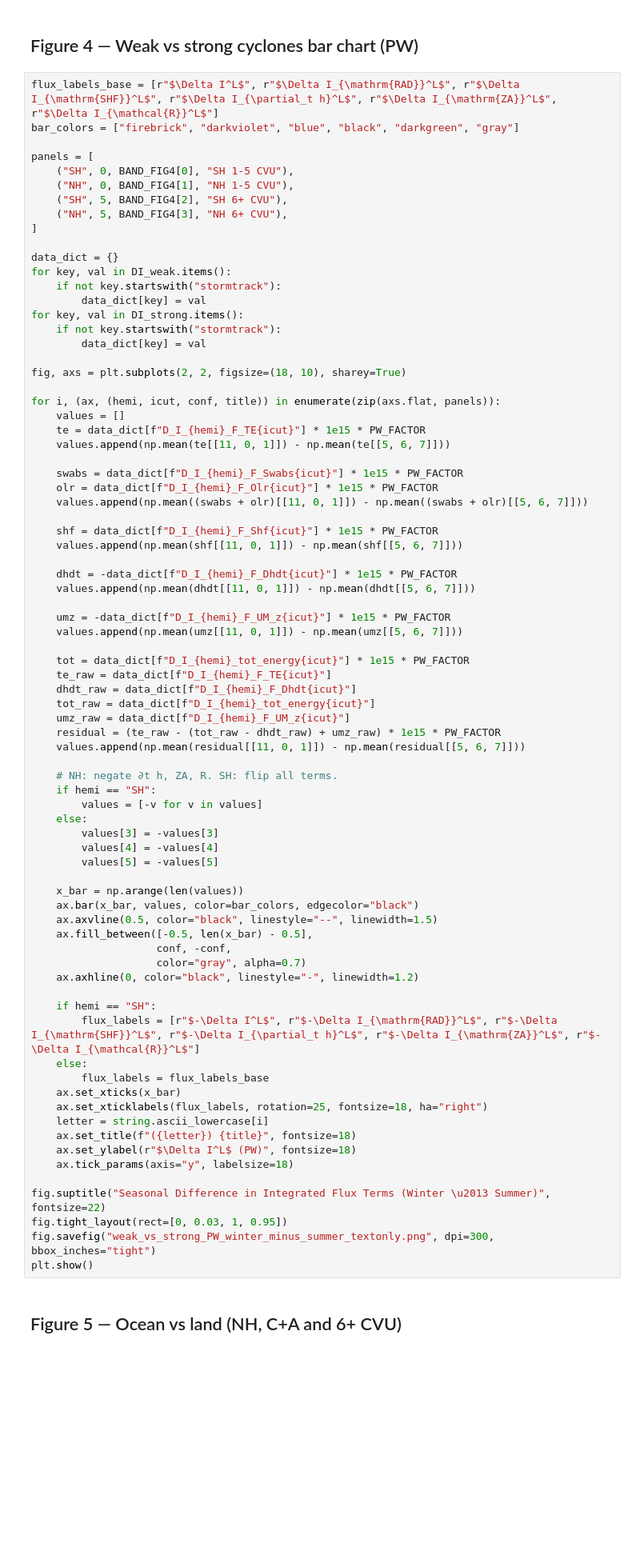
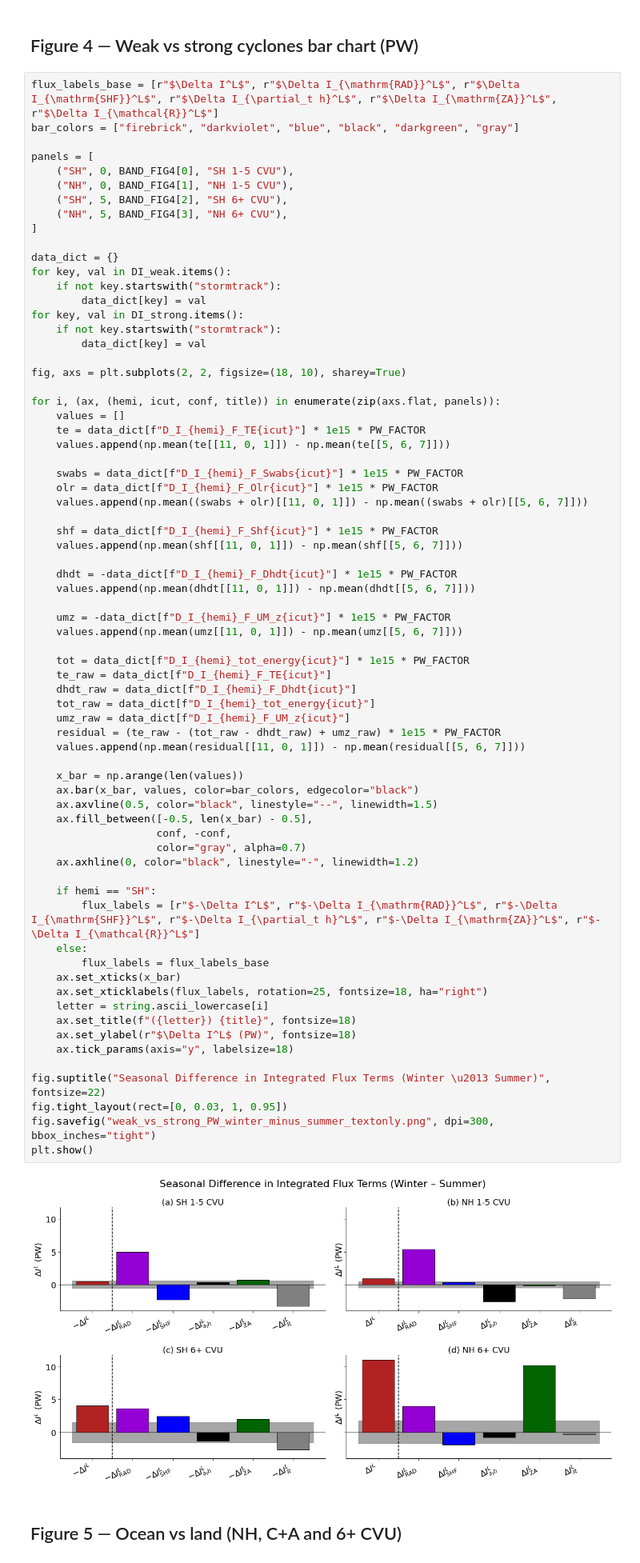
Before and after one commit to gmsarro/mse_cyclone-energetics, a Jupyter notebook: notebooks/final_figures.ipynb, the cells around one changed output. Shown at 80% size. Saved outputs shown, nothing was run; the diff lists cells and outputs as text; blank space fills up the shorter version.

```diff
--- a/notebooks/final_figures.ipynb
+++ b/notebooks/final_figures.ipynb
@@ -697,41 +764,35 @@ for i, (ax, (hemi, icut, conf, title)) in enumerate(zip(axs.flat, panels)):
     te_raw = data_dict[f"D_I_{hemi}_F_TE{icut}"]
     dhdt_raw = data_dict[f"D_I_{hemi}_F_Dhdt{icut}"]
     tot_raw = data_dict[f"D_I_{hemi}_tot_energy{icut}"]
     umz_raw = data_dict[f"D_I_{hemi}_F_UM_z{icut}"]
     residual = (te_raw - (tot_raw - dhdt_raw) + umz_raw) * 1e15 * PW_FACTOR
     values.append(np.mean(residual[[11, 0, 1]]) - np.mean(residual[[5, 6, 7]]))
 
-    # NH: negate ∂t h, ZA, R. SH: flip all terms.
-    if hemi == "SH":
-        values = [-v for v in values]
-    else:
-        values[3] = -values[3]
-        values[4] = -values[4]
-        values[5] = -values[5]
-
     x_bar = np.arange(len(values))
     ax.bar(x_bar, values, color=bar_colors, edgecolor="black")
     ax.axvline(0.5, color="black", linestyle="--", linewidth=1.5)
     ax.fill_between([-0.5, len(x_bar) - 0.5],
                     conf, -conf,
                     color="gray", alpha=0.7)
     ax.axhline(0, color="black", linestyle="-", linewidth=1.2)
 
     if hemi == "SH":
         flux_labels = [r"$-\Delta I^L$", r"$-\Delta I_{\mathrm{RAD}}^L$", r"$-\Delta I_{\mathrm{SHF}}^L$", r"$-\Delta I_{\partial_t h}^L$", r"$-\Delta I_{\mathrm{ZA}}^L$", r"$-\Delta I_{\mathcal{R}}^L$"]
     else:
         flux_labels = flux_labels_base
     ax.set_xticks(x_bar)
     ax.set_xticklabels(flux_labels, rotation=25, fontsize=18, ha="right")
     letter = string.ascii_lowercase[i]
     ax.set_title(f"({letter}) {title}", fontsize=18)
     ax.set_ylabel(r"$\Delta I^L$ (PW)", fontsize=18)
     ax.tick_params(axis="y", labelsize=18)
 
 fig.suptitle("Seasonal Difference in Integrated Flux Terms (Winter \u2013 Summer)", fontsize=22)
 fig.tight_layout(rect=[0, 0.03, 1, 0.95])
 fig.savefig("weak_vs_strong_PW_winter_minus_summer_textonly.png", dpi=300, bbox_inches="tight")
 plt.show()
+# %% [output]
+[figure, added]
 # %% [markdown]
 ## Figure 5 — Ocean vs land (NH, C+A and 6+ CVU)
 # %%
```
Also changed, not shown: parts of 17 cells of this notebook, 2 other files.
